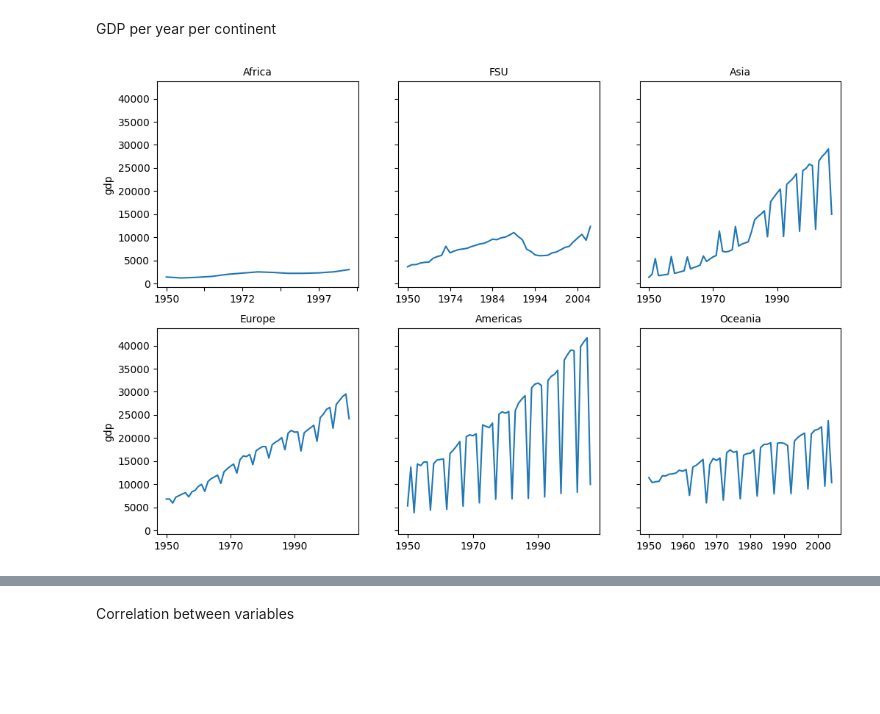
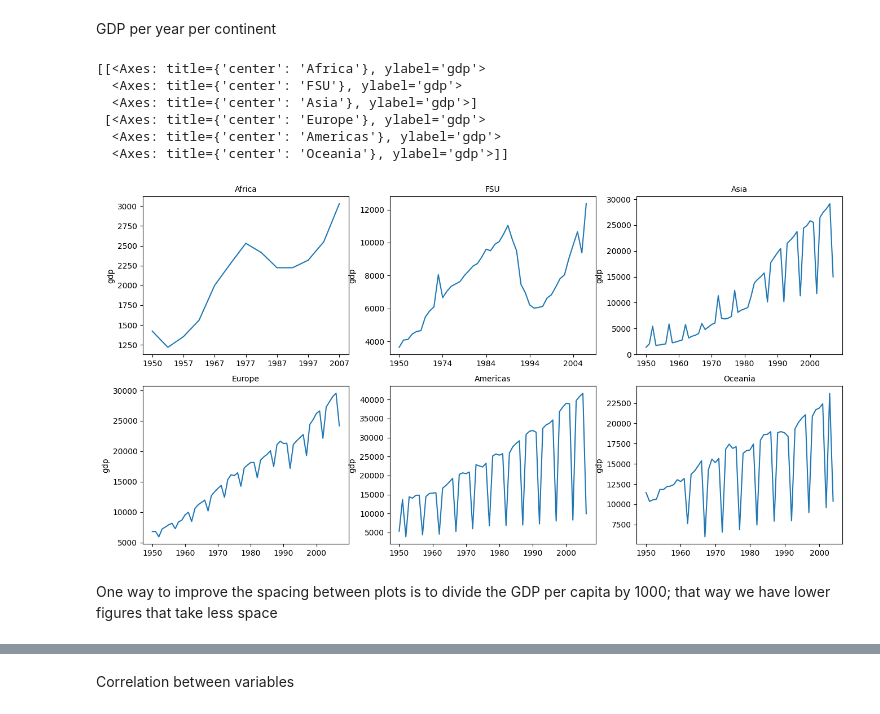
Before and after one commit to uamoti/dio-python-dev, a Jupyter notebook: pandas_eda/gapminder_eda.ipynb, the cells around one changed output, grey strips where cells are left out. Cells and saved outputs as stored; diff of their text form; code cells hidden in the pictures; blank space fills up the shorter version.

```diff
--- a/pandas_eda/gapminder_eda.ipynb
+++ b/pandas_eda/gapminder_eda.ipynb
@@ -107,13 +106,21 @@ Text(0, 0.5, 'gdp')
 # %% [markdown]
 GDP per year per continent
 # %%
-fig, ax = plt.subplots(2, 3, sharey=True, figsize=(12, 8))
+fig, ax = plt.subplots(2, 3, figsize=(16, 8))
 for i, cont in enumerate(['Africa', 'Americas', 'Asia', 'Europe', 'FSU', 'Oceania']):
     row = i % 2
     col = i % 3
     data.loc[data.continent == cont, ['gdpPercap', 'year']].groupby('year').mean().plot(ax=ax[row, col], legend=None)
     ax[row, col].set_title(cont, size=10)
     ax[row, col].set_ylabel('gdp', size=10)
     ax[row, col].set_xlabel('')
 # %% [output]
+[[<Axes: title={'center': 'Africa'}, ylabel='gdp'>
+  <Axes: title={'center': 'FSU'}, ylabel='gdp'>
+  <Axes: title={'center': 'Asia'}, ylabel='gdp'>]
+ [<Axes: title={'center': 'Europe'}, ylabel='gdp'>
+  <Axes: title={'center': 'Americas'}, ylabel='gdp'>
+  <Axes: title={'center': 'Oceania'}, ylabel='gdp'>]]
-[figure, old version]
+[figure, new version]
+# %% [markdown]
+One way to improve the spacing between plots is to divide the GDP per capita by 1000; that way we have lower figures that take less space
```
Also changed, not shown: parts of 7 cells of this notebook.
